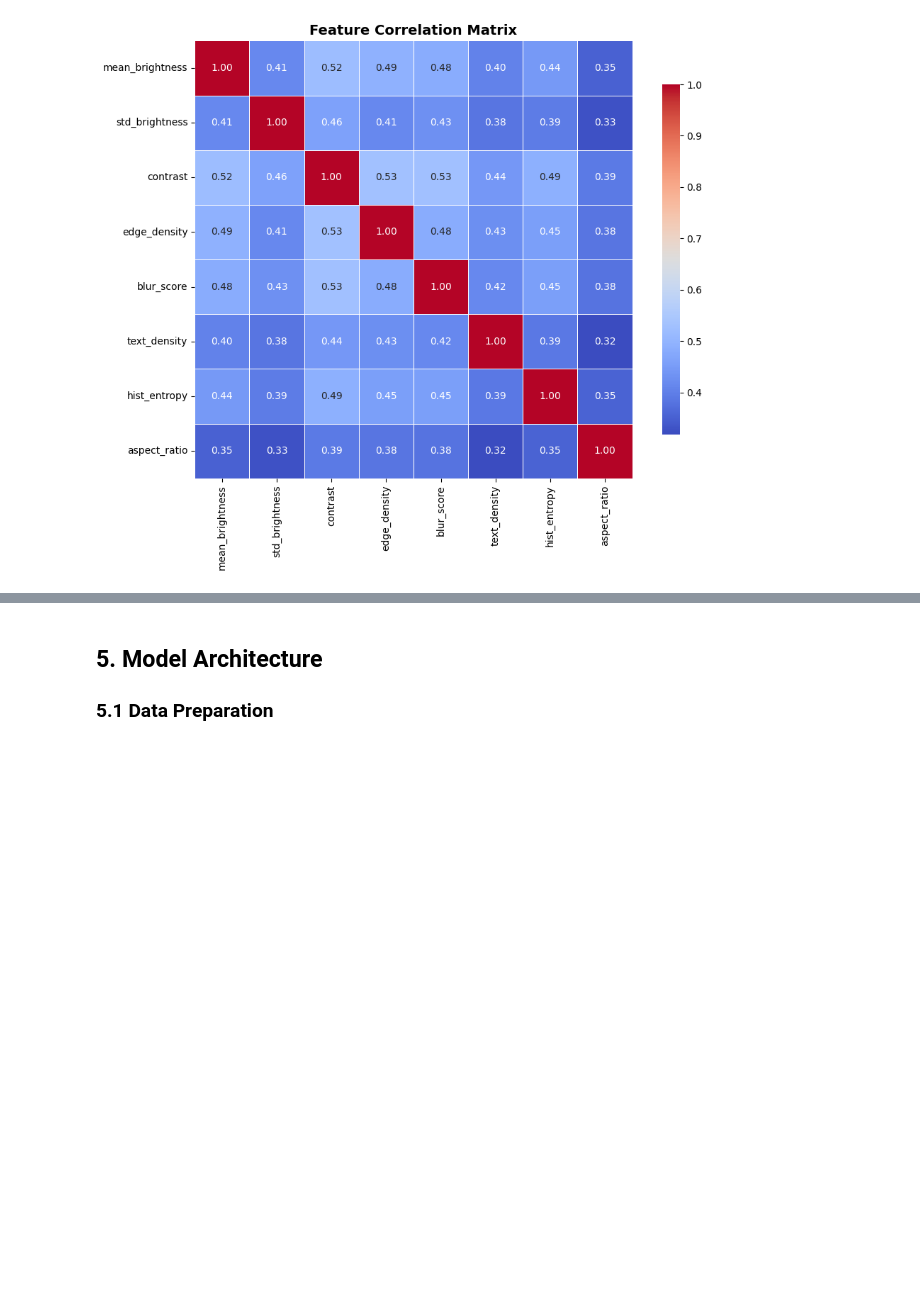
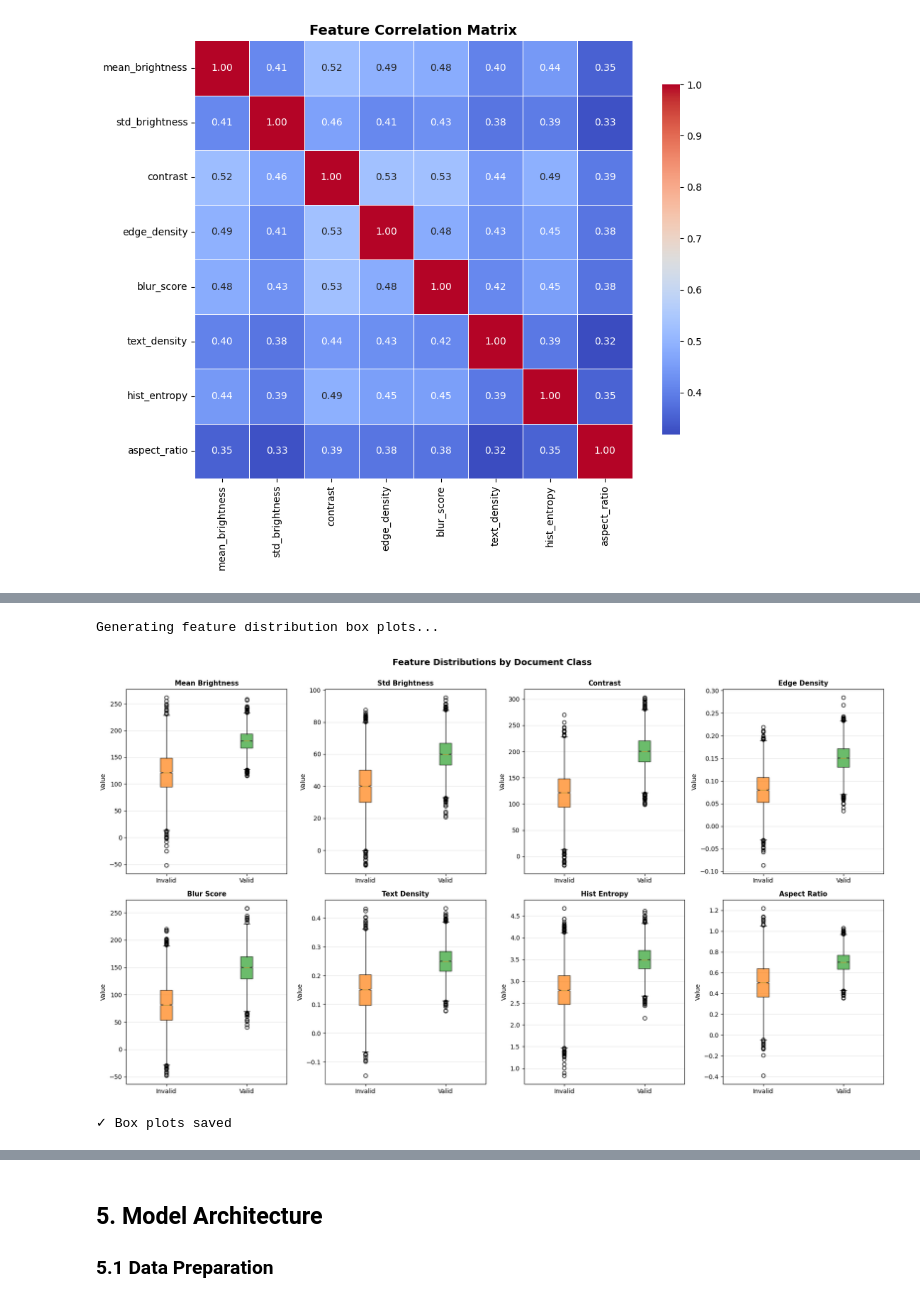
Before and after one commit to jkeza1/ml-document-verifier, a Jupyter notebook: Document_Verification_ML_Model.ipynb, the cells around one changed output, grey strips where cells are left out. Drawn from its saved outputs; the diff is of its cells as text; code cells hidden in the pictures; blank space fills up the shorter version.

```diff
--- a/Document_Verification_ML_Model.ipynb
+++ b/Document_Verification_ML_Model.ipynb
@@ -968,0 +1032,33 @@ plt.show()
+# %%
+# 4.4.1 Box plots for feature distributions by class
+print("\nGenerating feature distribution box plots...")
+fig, axes = plt.subplots(2, 4, figsize=(18, 10))
+axes = axes.ravel()
+
+for idx, col in enumerate(feature_cols):
+    data_to_plot = [df_dataset[df_dataset['label'] == 0][col],
+                    df_dataset[df_dataset['label'] == 1][col]]
+
+    bp = axes[idx].boxplot(data_to_plot, labels=['Invalid', 'Valid'],
+                           patch_artist=True, notch=True)
+
+    # Color the boxes
+    colors = ['#ff7f0e', '#2ca02c']
+    for patch, color in zip(bp['boxes'], colors):
+        patch.set_facecolor(color)
+        patch.set_alpha(0.7)
+
+    axes[idx].set_title(col.replace('_', ' ').title(), fontsize=11, fontweight='bold')
+    axes[idx].set_ylabel('Value')
+    axes[idx].grid(axis='y', alpha=0.3)
+
+plt.suptitle('Feature Distributions by Document Class', fontsize=14, fontweight='bold', y=1.00)
+plt.tight_layout()
+plt.savefig(OUTPUT_PATH / 'plots' / 'feature_box_plots.png', dpi=150, bbox_inches='tight')
+plt.show()
+
+print("✓ Box plots saved")
+# %% [output]
+Generating feature distribution box plots...
+[figure, added]
+✓ Box plots saved
```
Also changed, not shown: parts of 48 cells of this notebook.
